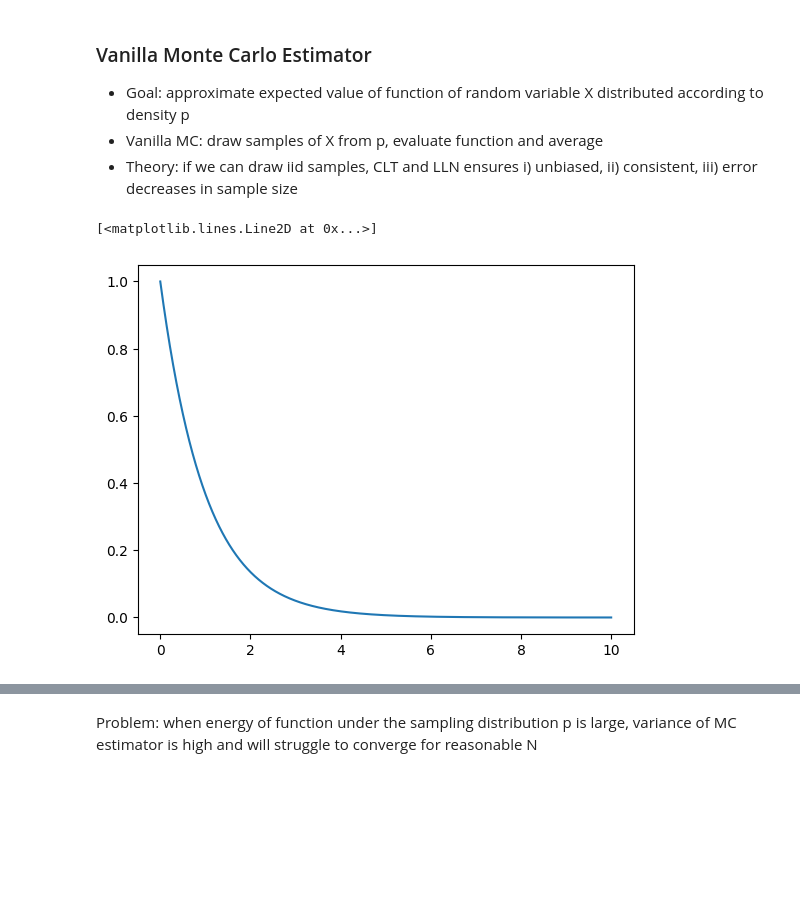
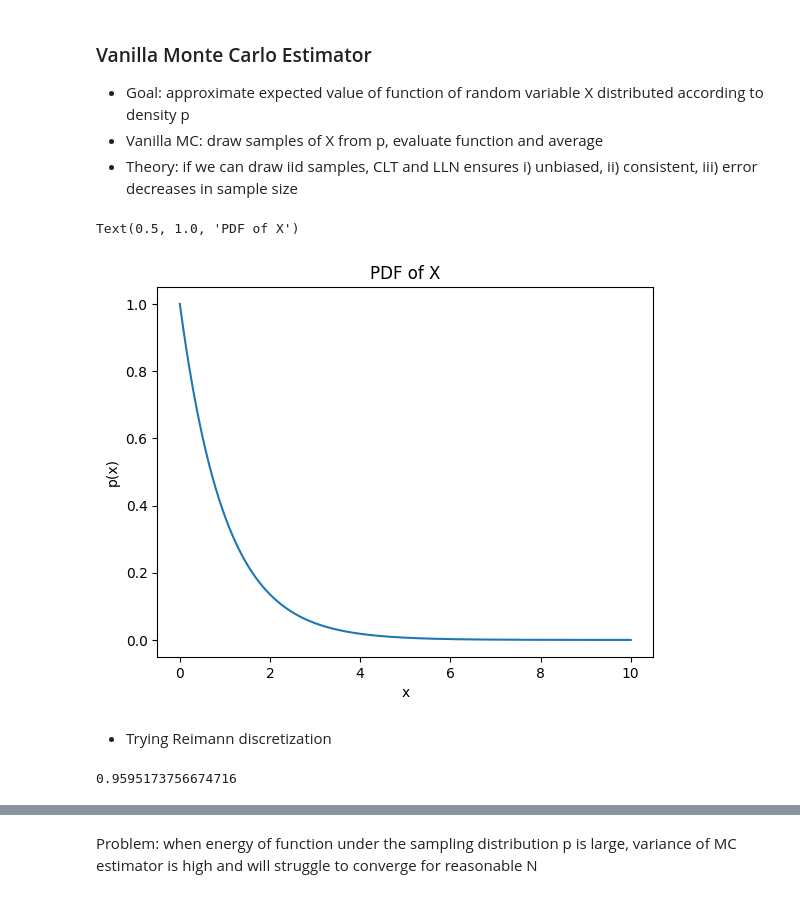
Before and after one commit to tuphs28/MLMI-Notes, a Jupyter notebook: CSML/monte_carlo_methods.ipynb, the cells around one changed output, grey strips where cells are left out. Saved outputs shown, nothing was run; the diff lists cells and outputs as text; code cells hidden in the pictures; blank space fills up the shorter version.

```diff
--- a/CSML/monte_carlo_methods.ipynb
+++ b/CSML/monte_carlo_methods.ipynb
@@ -18,7 +18,16 @@ def sample_truncated_exponential():
 # %%
 x_range = np.linspace(0,10,10000)
 p = lambda x: np.exp(-x) / (1 - np.exp(-10))
 plt.plot(x_range, p(x_range))
+plt.xlabel("x")
+plt.ylabel("p(x)")
+plt.title("PDF of X")
 # %% [output]
-[<matplotlib.lines.Line2D at 0x...>]
+Text(0.5, 1.0, 'PDF of X')
-[figure, old version]
+[figure, new version]
+# %% [markdown]
+- Trying Reimann discretization
+# %%
+sum([p(i) for i in [0.5, 1.5, 2.5, 3.5, 4.5, 5.5, 6.5, 7.5, 8.5, 9.5]])
+# %% [output]
+0.9595173756674716
```
Also changed, not shown: parts of 11 cells of this notebook, 17 other files.
